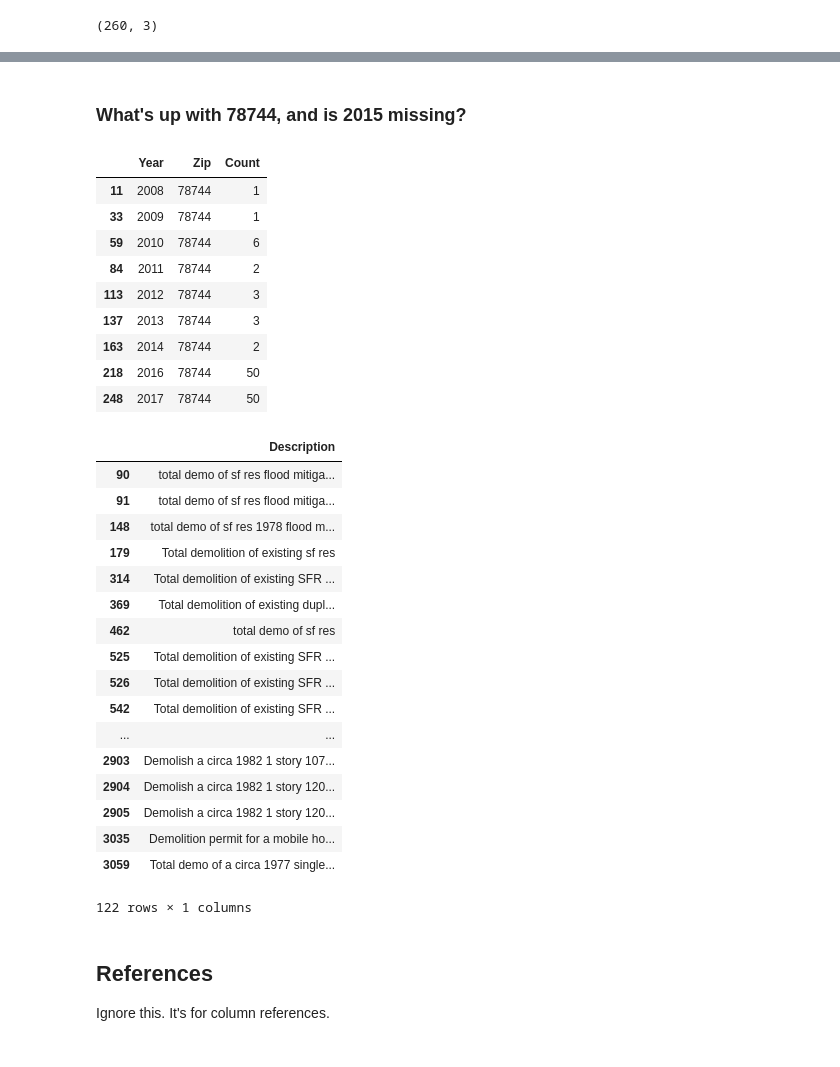
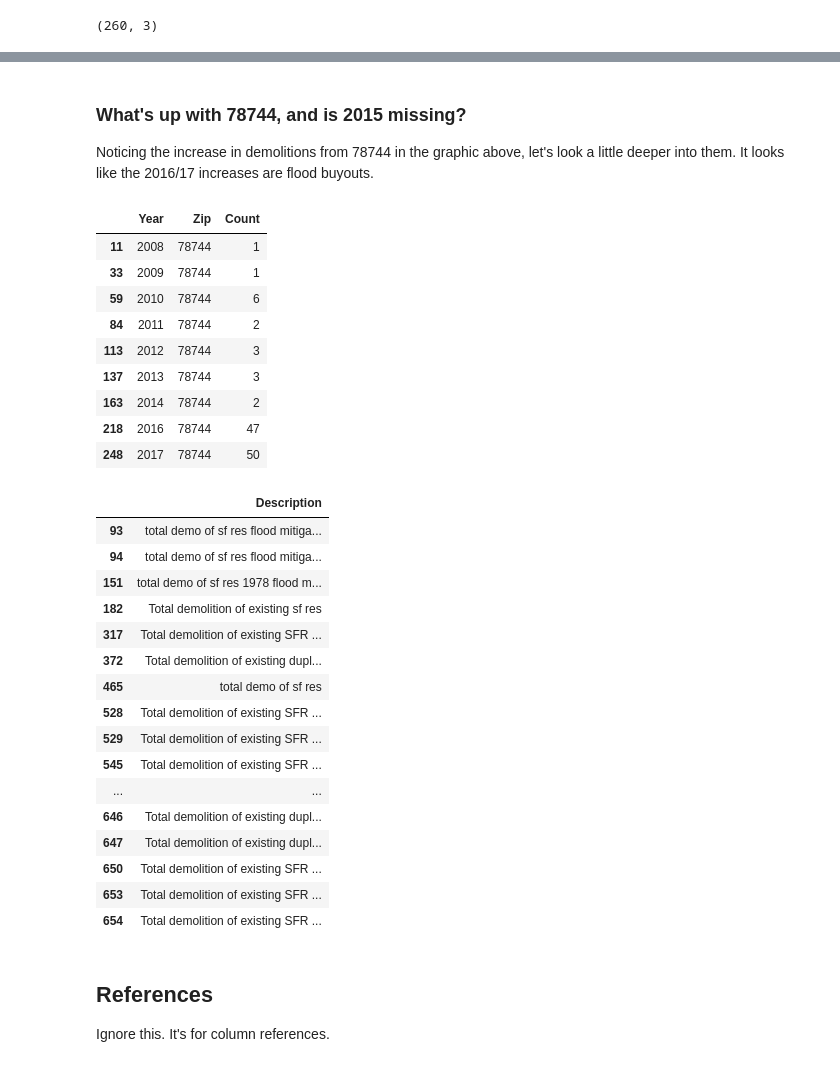
Before and after one commit to swkasica/demolitions, a Jupyter notebook: notebooks/02_Analysis_Full_demos.ipynb, the cells around one changed output, grey strips where cells are left out. Saved outputs shown, nothing was run; the diff lists cells and outputs as text; code cells hidden in the pictures.

```diff
--- a/notebooks/02_Analysis_Full_demos.ipynb
+++ b/notebooks/02_Analysis_Full_demos.ipynb
@@ -16,13 +16,15 @@ column_types = {
     'ContractorPhone': pd.np.str,
     'CalendarYearIssued': pd.np.str,
     'OriginalZip': pd.np.str,
+#     'IssuedDate': pd.np.str,
 }
 
 # import raw data
 data_raw = pd.read_csv(
     '../data-processed/residential_demolitions.csv',
     index_col=None,
-    dtype=column_types
+    dtype=column_types,
+    parse_dates=['IssuedDate']
 )
 
 demolitions = data_raw
@@ -189,6 +215,9 @@ alt.Chart(top_demos_yr_zip, title="Demolitions by year and top Zip codes").mark_
-# %% [markdown]
-### What's up with 78744, and is 2015 missing?
+# %% [markdown]
+### What's up with 78744, and is 2015 missing?
+
+Noticing the increase in demolitions from 78744 in the graphic above, let's look a little deeper into them. It looks like the 2016/17 increases are flood buyouts.
 # %%
+# show how many in each year
 zip_78744 = demos_yr_zip[demos_yr_zip['Zip'] == '78744']
 zip_78744
 # %% [output]
@@ -200,31 +229,31 @@ zip_78744
 | 113 | 2012 | 78744 | 3 |
 | 137 | 2013 | 78744 | 3 |
 | 163 | 2014 | 78744 | 2 |
-| 218 | 2016 | 78744 | 50 |
+| 218 | 2016 | 78744 | 47 |
 | 248 | 2017 | 78744 | 50 |
 # %%
+# look at the descriptions of these homes
 permits_78744 = demolitions[demolitions['OriginalZip'] == '78744']
-pd.options.display.max_colwidth = 50
-permits_78744[['Description']]
+pd.options.display.max_colwidth = 70
+permits_78744[['Description']].head(30)
 # %% [output]
 |  | Description |
-| 90 | total demo of sf res flood mitiga... |
-| 91 | total demo of sf res flood mitiga... |
-| 148 | total demo of sf res 1978 flood m... |
-| 179 | Total demolition of existing sf res |
-| 314 | Total demolition of existing SFR ... |
-| 369 | Total demolition of existing dupl... |
-| 462 | total demo of sf res |
-| 525 | Total demolition of existing SFR ... |
-| 526 | Total demolition of existing SFR ... |
-| 542 | Total demolition of existing SFR ... |
+| 93 | total demo of sf res flood mitiga... |
+| 94 | total demo of sf res flood mitiga... |
+| 151 | total demo of sf res 1978 flood m... |
+| 182 | Total demolition of existing sf res |
+| 317 | Total demolition of existing SFR ... |
+| 372 | Total demolition of existing dupl... |
+| 465 | total demo of sf res |
+| 528 | Total demolition of existing SFR ... |
+| 529 | Total demolition of existing SFR ... |
+| 545 | Total demolition of existing SFR ... |
 | ... | ... |
-| 2903 | Demolish a circa 1982 1 story 107... |
-| 2904 | Demolish a circa 1982 1 story 120... |
-| 2905 | Demolish a circa 1982 1 story 120... |
-| 3035 | Demolition permit for a mobile ho... |
-| 3059 | Total demo of a circa 1977 single... |
+| 646 | Total demolition of existing dupl... |
+| 647 | Total demolition of existing dupl... |
+| 650 | Total demolition of existing SFR ... |
+| 653 | Total demolition of existing SFR ... |
+| 654 | Total demolition of existing SFR ... |
-122 rows × 1 columns
 # %% [markdown]
 ## References
 Ignore this. It's for column references.
```
Also changed, not shown: parts of 12 cells of this notebook.
